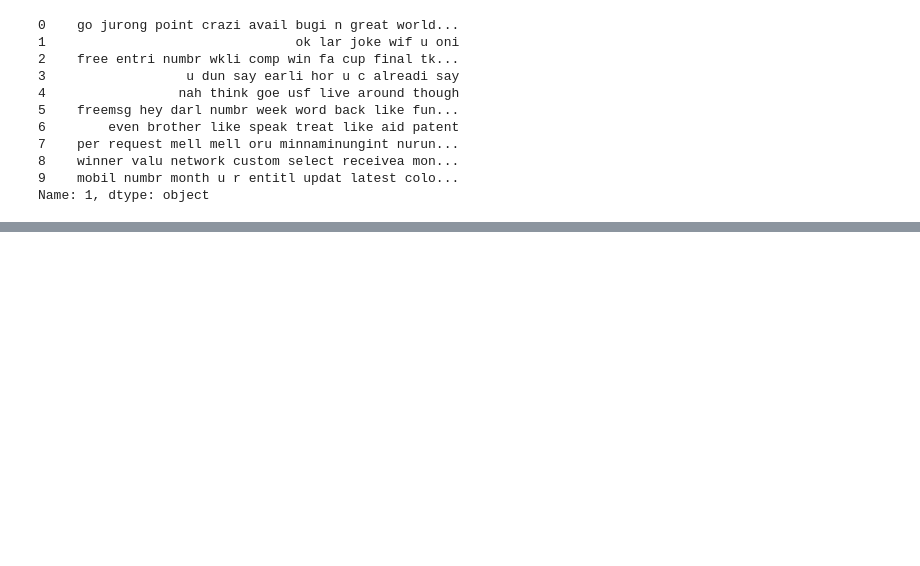
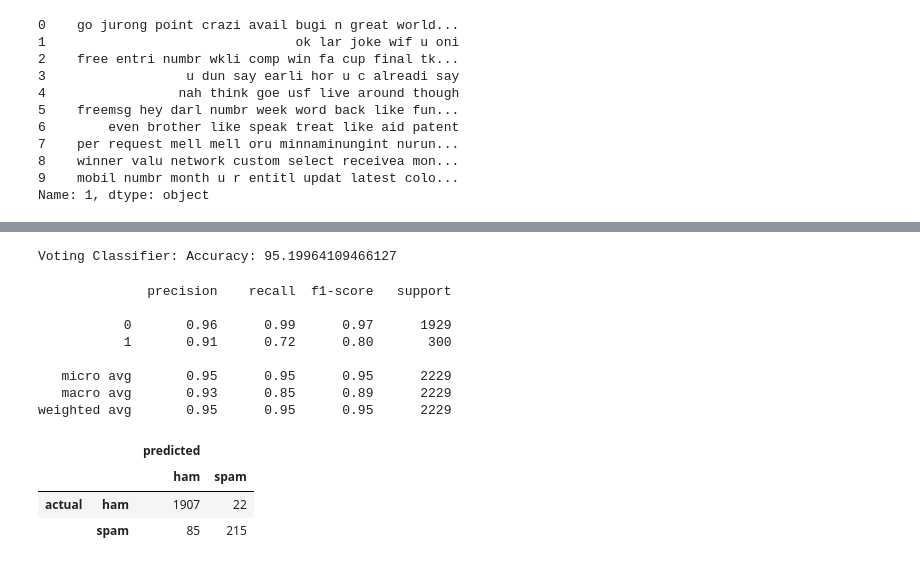
Before and after one commit to ishanktyagi/Spam-Mail-Filtering, a Jupyter notebook: spam_filter.ipynb, the cells around one changed output, grey strips where cells are left out. Drawn from its saved outputs; the diff is of its cells as text; code cells hidden in the pictures; blank space fills up the shorter version.

```diff
--- a/spam_filter.ipynb
+++ b/spam_filter.ipynb
@@ -171,0 +304,9 @@ from nltk.tokenize import word_tokenize
+# %%
+# Wrap models in NLTK
+from nltk.classify.scikitlearn import SklearnClassifier
+
+for name, model in models:
+    nltk_model = SklearnClassifier(model)
+    nltk_model.train(train)
+    accuracy = nltk.classify.accuracy(nltk_model, test)*100
+    print("{}: Accuracy: {}".format(name, accuracy))
@@ -171,0 +321,51 @@ from nltk.tokenize import word_tokenize
+# %%
+# Ensemble methods -VOTING CLASSIFIER
+from sklearn.ensemble import VotingClassifier
+
+names = ["K Nearest Neighbors", "Decision Tree", "Random Forest", "Logistic Regression", "SGD Classifier",
+         "Naive Bayes", "SVM Linear"]
+
+classifiers = [
+    KNeighborsClassifier(),
+    DecisionTreeClassifier(),
+    RandomForestClassifier(),
+    LogisticRegression(),
+    SGDClassifier(max_iter = 100),
+    MultinomialNB(),
+    SVC(kernel = 'linear')
+]
+
+models = list(zip(names, classifiers))
+# %%
+# Voting Classifier  -----HARD
+nltk_ensemble = SklearnClassifier(VotingClassifier(estimators = models, voting = 'hard', n_jobs = -1))
+nltk_ensemble.train(train)
+accuracy = nltk.classify.accuracy(nltk_ensemble, test)*100
+print("Voting Classifier: Accuracy: {}".format(accuracy))
+# %% [output]
+Voting Classifier: Accuracy: 95.19964109466127
+# %%
+# Class Label Prediction for Test Set
+txt_features, labels = zip(*test)
+
+prediction = nltk_ensemble.classify_many(txt_features)
+# %%
+# Confusion Matrix And Classification Report
+print(classification_report(labels, prediction))
+pd.DataFrame(
+    confusion_matrix(labels, prediction),
+    index = [['actual', 'actual'], ['ham', 'spam']],
+    columns = [['predicted', 'predicted'], ['ham', 'spam']])
+# %% [output]
+              precision    recall  f1-score   support
+
+           0       0.96      0.99      0.97      1929
+           1       0.91      0.72      0.80       300
+
+   micro avg       0.95      0.95      0.95      2229
+   macro avg       0.93      0.85      0.89      2229
+weighted avg       0.95      0.95      0.95      2229
+|  |  | predicted |  |
+|  |  | ham | spam |
+| actual | ham | 1907 | 22 |
+|  | spam | 85 | 215 |
```
Also changed, not shown: parts of 21 cells of this notebook.
